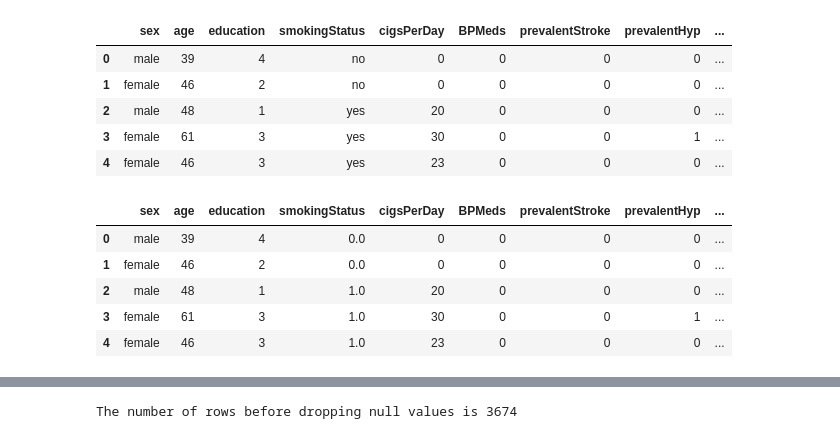
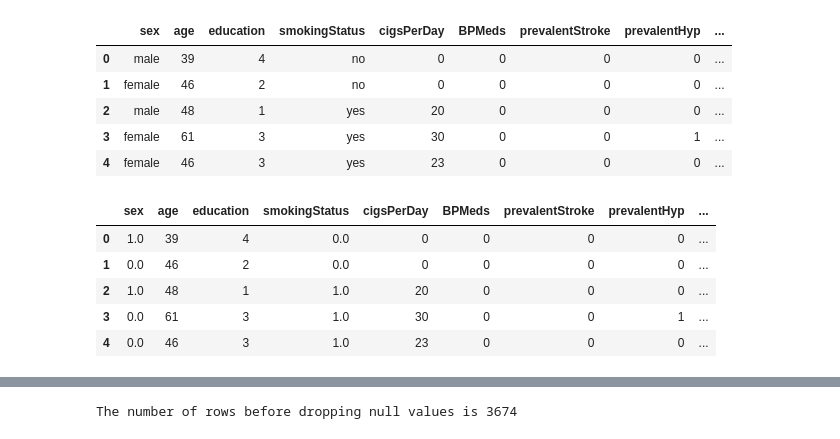
Before and after one commit to TyliOnel/Project_4-Group_5-Heart_Health, a Jupyter notebook: Data_exploration.ipynb, the cells around one changed output, grey strips where cells are left out. Drawn from its saved outputs; the diff is of its cells as text; code cells hidden in the pictures.

```diff
--- a/Data_exploration.ipynb
+++ b/Data_exploration.ipynb
@@ -17,19 +17,20 @@ df.head()
 | 3 | female | 61 | 3 | yes | 30 | 0 | 0 | 1 | ... |
 | 4 | female | 46 | 3 | yes | 23 | 0 | 0 | 0 | ... |
 # %%
-# Mapping yes/no columns to binary numeric
+# Mapping yes/no and female/male columns to binary numeric
 df['CHDRisk'] = df['CHDRisk'].map({'yes': 1, 'no': 0})
 df['diabetes'] = df['diabetes'].map({'yes': 1, 'no': 0})
 df['smokingStatus'] = df['smokingStatus'].map({'yes': 1, 'no': 0})
+df['sex'] = df['sex'].map({'male': 1, 'female': 0})
 
 df.head()
 # %% [output]
 |  | sex | age | education | smokingStatus | cigsPerDay | BPMeds | prevalentStroke | prevalentHyp | ... |
-| 0 | male | 39 | 4 | 0.0 | 0 | 0 | 0 | 0 | ... |
-| 1 | female | 46 | 2 | 0.0 | 0 | 0 | 0 | 0 | ... |
-| 2 | male | 48 | 1 | 1.0 | 20 | 0 | 0 | 0 | ... |
-| 3 | female | 61 | 3 | 1.0 | 30 | 0 | 0 | 1 | ... |
-| 4 | female | 46 | 3 | 1.0 | 23 | 0 | 0 | 0 | ... |
+| 0 | 1.0 | 39 | 4 | 0.0 | 0 | 0 | 0 | 0 | ... |
+| 1 | 0.0 | 46 | 2 | 0.0 | 0 | 0 | 0 | 0 | ... |
+| 2 | 1.0 | 48 | 1 | 1.0 | 20 | 0 | 0 | 0 | ... |
+| 3 | 0.0 | 61 | 3 | 1.0 | 30 | 0 | 0 | 1 | ... |
+| 4 | 0.0 | 46 | 3 | 1.0 | 23 | 0 | 0 | 0 | ... |
 # %%
 # Checking nulls
 null_values = df.isnull().sum()
```
Also changed, not shown: parts of 16 cells of this notebook.
